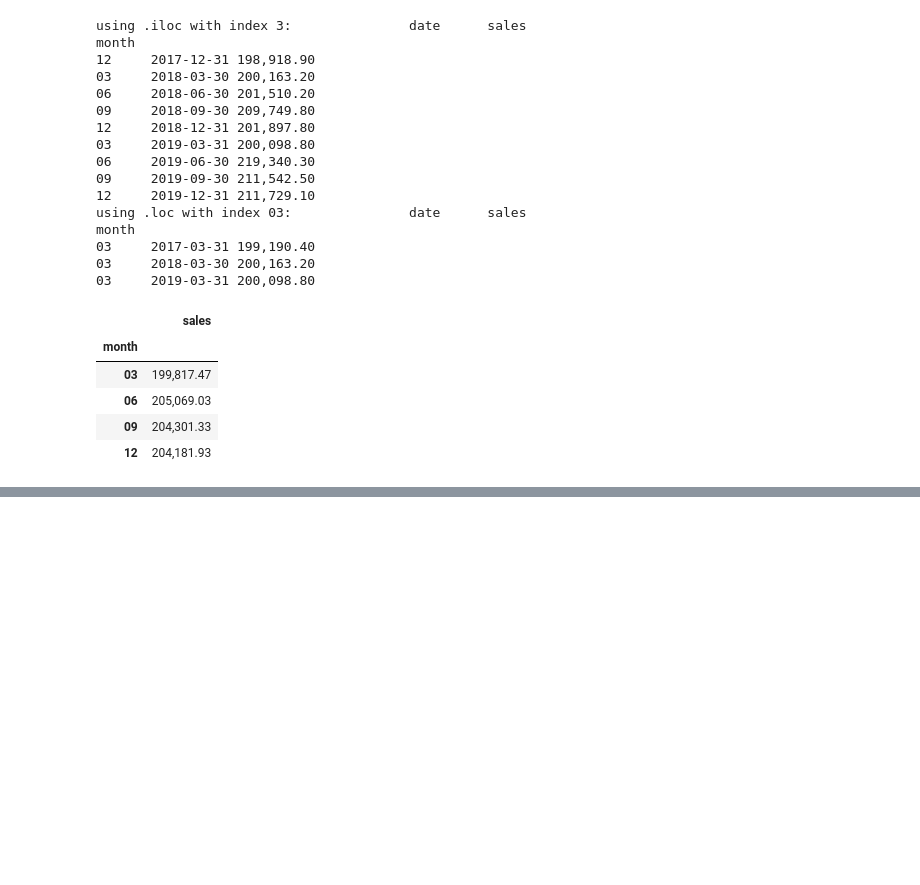
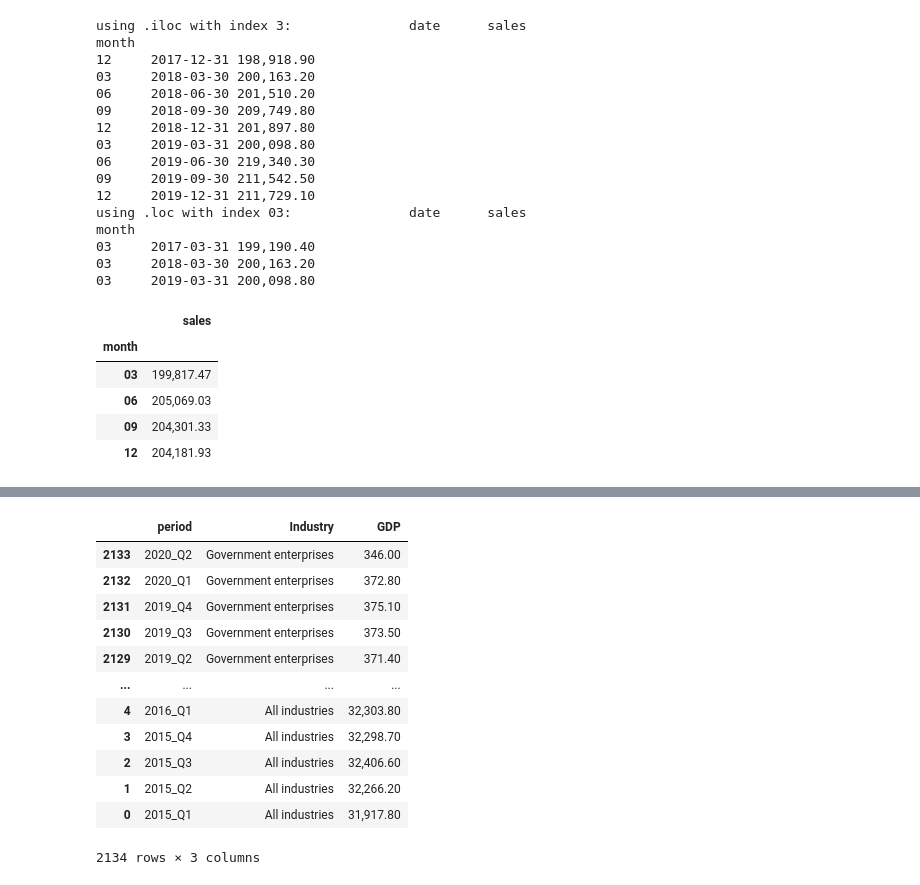
Before and after one commit to mlhudson1/CIDM4310-70_Pandas, a Jupyter notebook: Chapter5.ipynb, the cells around one changed output, grey strips where cells are left out. Cells and saved outputs as stored; diff of their text form; code cells hidden in the pictures; blank space fills up the shorter version.

```diff
--- a/Chapter5.ipynb
+++ b/Chapter5.ipynb
@@ -543,0 +567,16 @@ sales_data.groupby('month').mean()
+# %%
+GDP_by_industry[::-1]
+# %% [output]
+|  | period | Industry | GDP |
+| 2133 | 2020_Q2 | Government enterprises | 346.00 |
+| 2132 | 2020_Q1 | Government enterprises | 372.80 |
+| 2131 | 2019_Q4 | Government enterprises | 375.10 |
+| 2130 | 2019_Q3 | Government enterprises | 373.50 |
+| 2129 | 2019_Q2 | Government enterprises | 371.40 |
+| ... | ... | ... | ... |
+| 4 | 2016_Q1 | All industries | 32,303.80 |
+| 3 | 2015_Q4 | All industries | 32,298.70 |
+| 2 | 2015_Q3 | All industries | 32,406.60 |
+| 1 | 2015_Q2 | All industries | 32,266.20 |
+| 0 | 2015_Q1 | All industries | 31,917.80 |
+2134 rows × 3 columns
```
Also changed, not shown: parts of 3 cells of this notebook.
